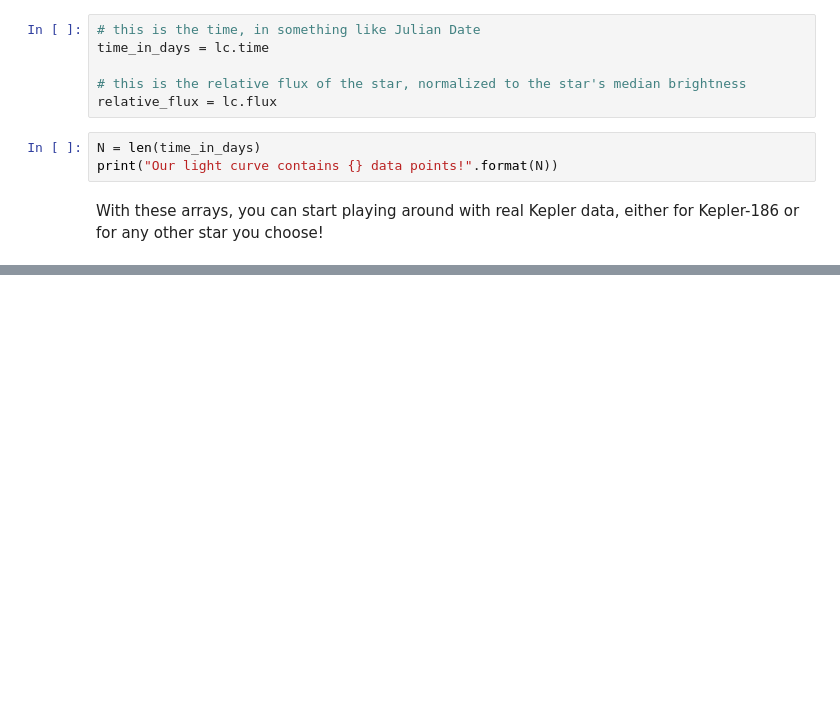
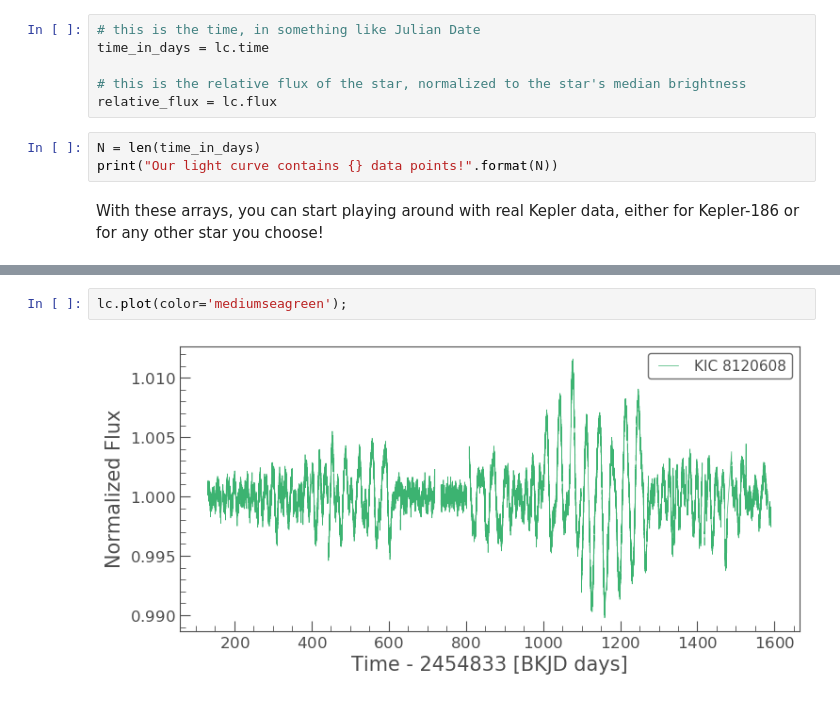
Before and after one commit to zkbt/henrietta, a Jupyter notebook: docs/source/lightcurves.ipynb, the cells around one changed output, grey strips where cells are left out. Saved outputs shown, nothing was run; the diff lists cells and outputs as text; blank space fills up the shorter version.

```diff
--- a/docs/source/lightcurves.ipynb
+++ b/docs/source/lightcurves.ipynb
@@ -43,0 +53,4 @@ With these arrays, you can start playing around with real Kepler data, either fo
+# %%
+lc.plot(color='mediumseagreen');
+# %% [output]
+[figure, added]
```
Also changed, not shown: parts of 13 cells of this notebook, 2 other files.
